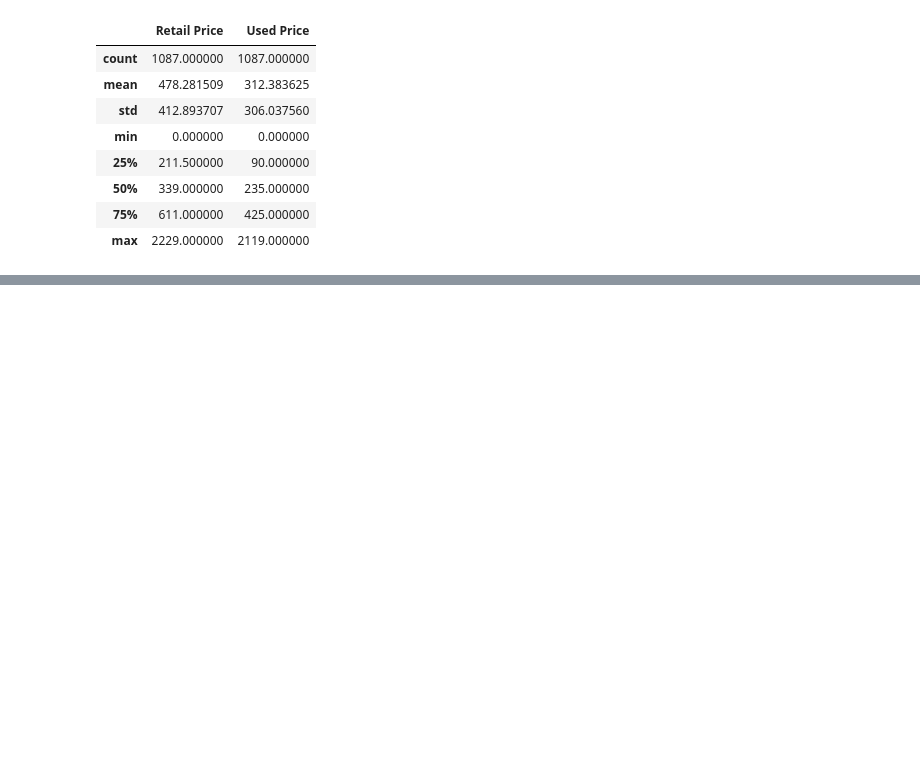
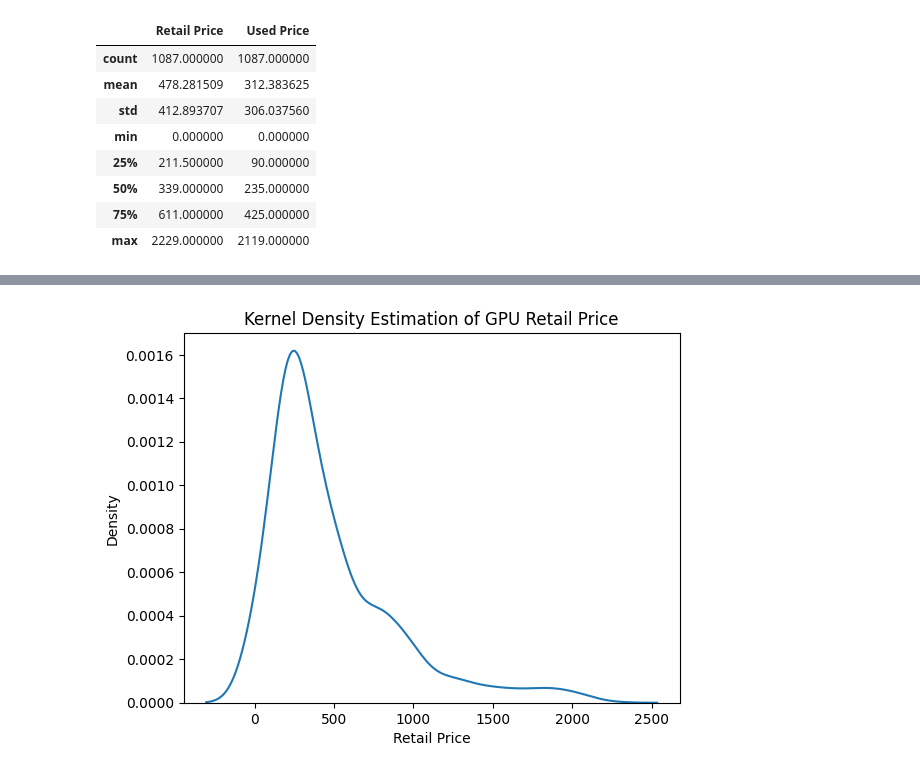
Before and after one commit to Jesus1Salas/EDA-AMDvsNVD, a Jupyter notebook: EDA.ipynb, the cells around one changed output, grey strips where cells are left out. Cells and saved outputs as stored; diff of their text form; code cells hidden in the pictures; blank space fills up the shorter version.

```diff
--- a/EDA.ipynb
+++ b/EDA.ipynb
@@ -96,0 +114,6 @@ df2.sample(5)
+# %%
+sns.kdeplot(df2['Retail Price'])
+plt.title('Kernel Density Estimation of GPU Retail Price')
+plt.show()  # The KDE plot shows that the majority of the GPUs have a retail price of less than $1000
+# %% [output]
+[figure, added]
```
Also changed, not shown: parts of 18 cells of this notebook.
